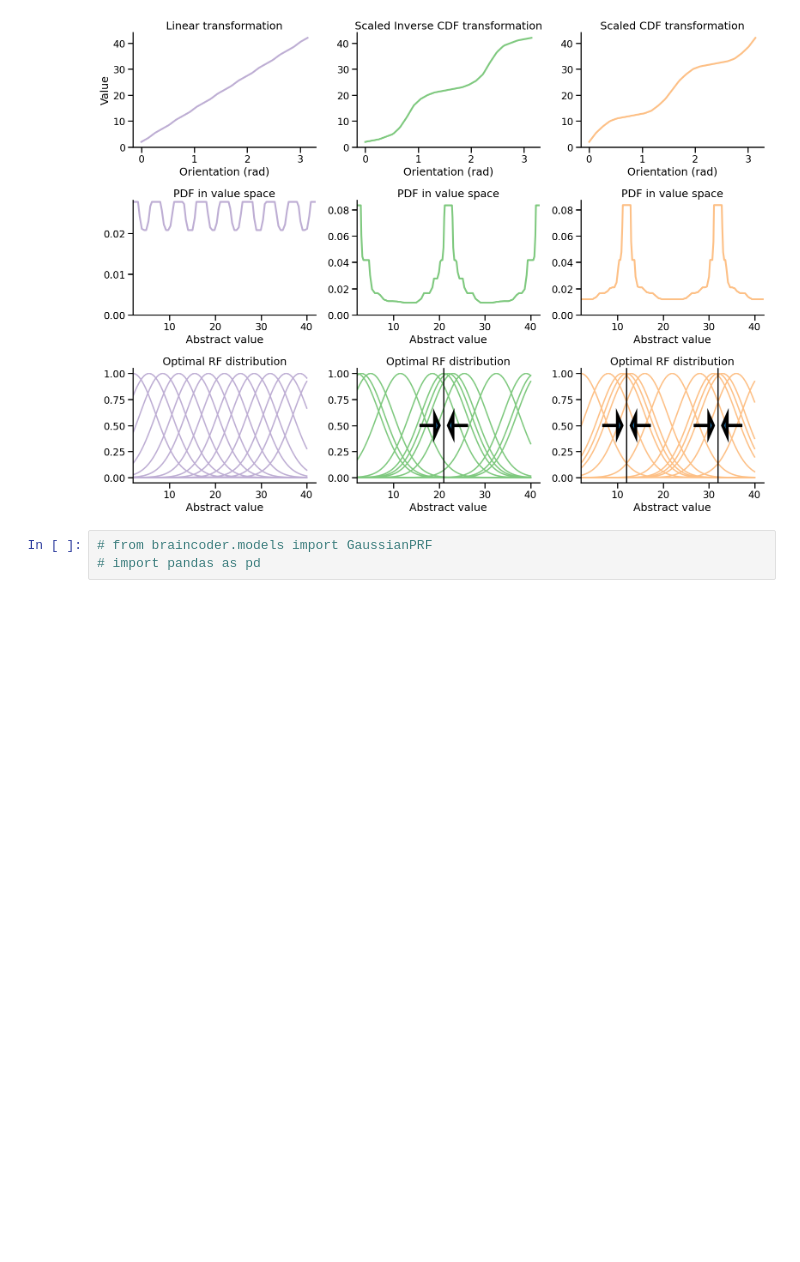
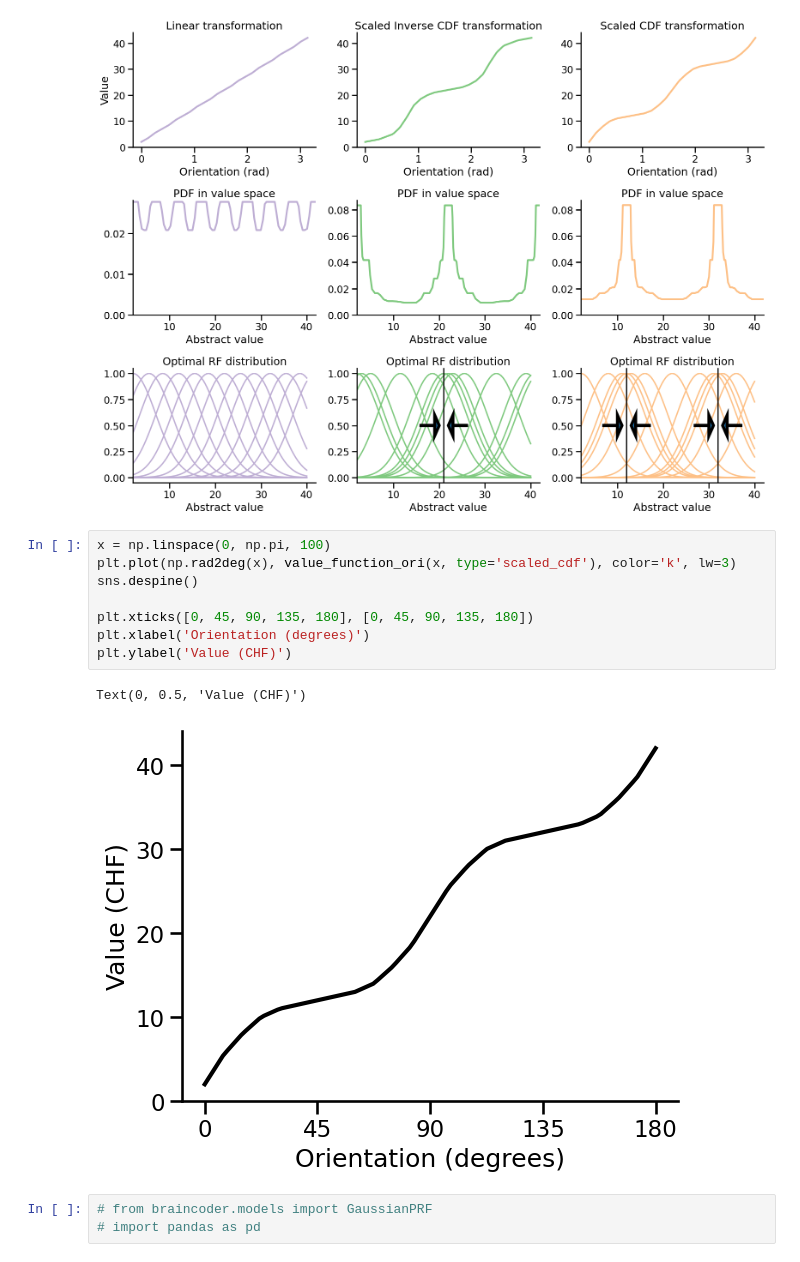
Before and after one commit to Gilles86/abstract_values, a Jupyter notebook: notebooks/plots.ipynb, the cells around one changed output. Drawn from its saved outputs; the diff is of its cells as text; blank space fills up the shorter version.

Commit message:
Some plots for project presentation.

```diff
--- a/notebooks/plots.ipynb
+++ b/notebooks/plots.ipynb
@@ -137,6 +137,17 @@ for i, (p, type, label) in enumerate(zip(palette[0:3],
 sns.despine()
 # %% [output]
 [figure]
+# %%
+x = np.linspace(0, np.pi, 100)
+plt.plot(np.rad2deg(x), value_function_ori(x, type='scaled_cdf'), color='k', lw=3)
+sns.despine()
+
+plt.xticks([0, 45, 90, 135, 180], [0, 45, 90, 135, 180])
+plt.xlabel('Orientation (degrees)')
+plt.ylabel('Value (CHF)')
+# %% [output]
+Text(0, 0.5, 'Value (CHF)')
+[figure, added]
 # %%
 # from braincoder.models import GaussianPRF
 # import pandas as pd
```
Also changed, not shown: parts of 14 cells of this notebook.
